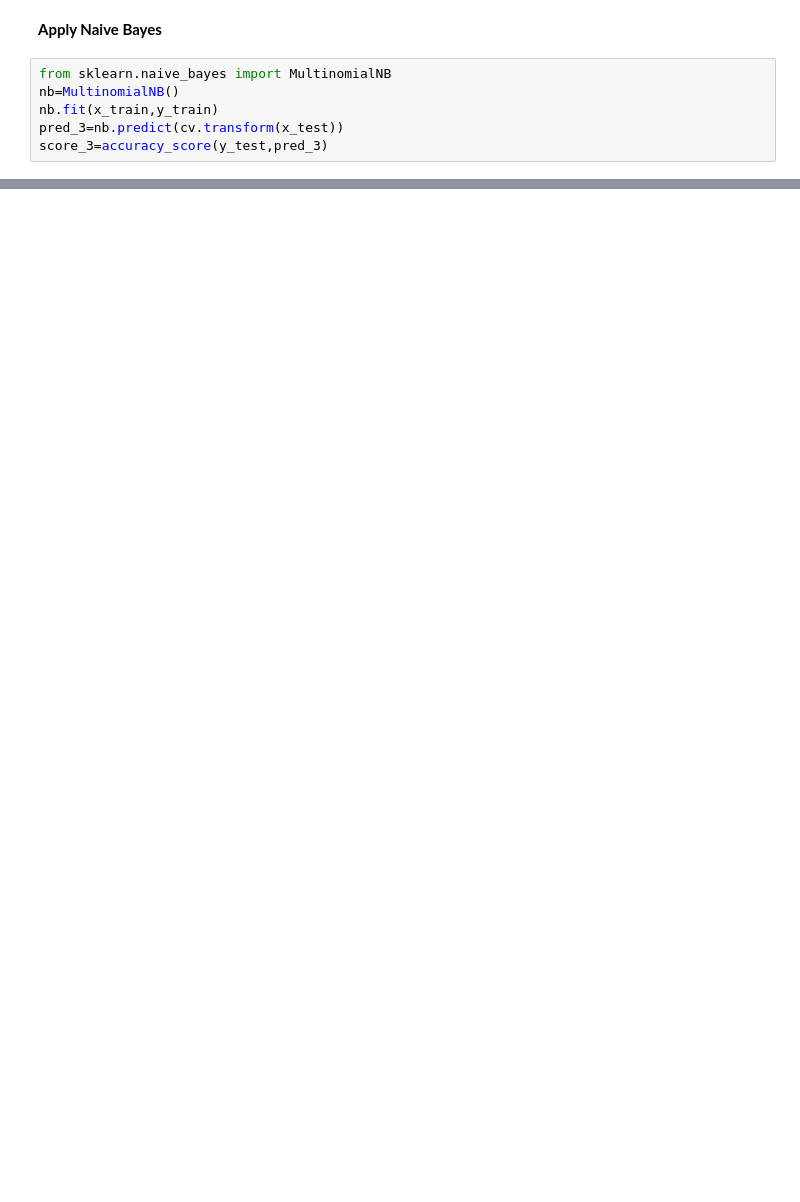
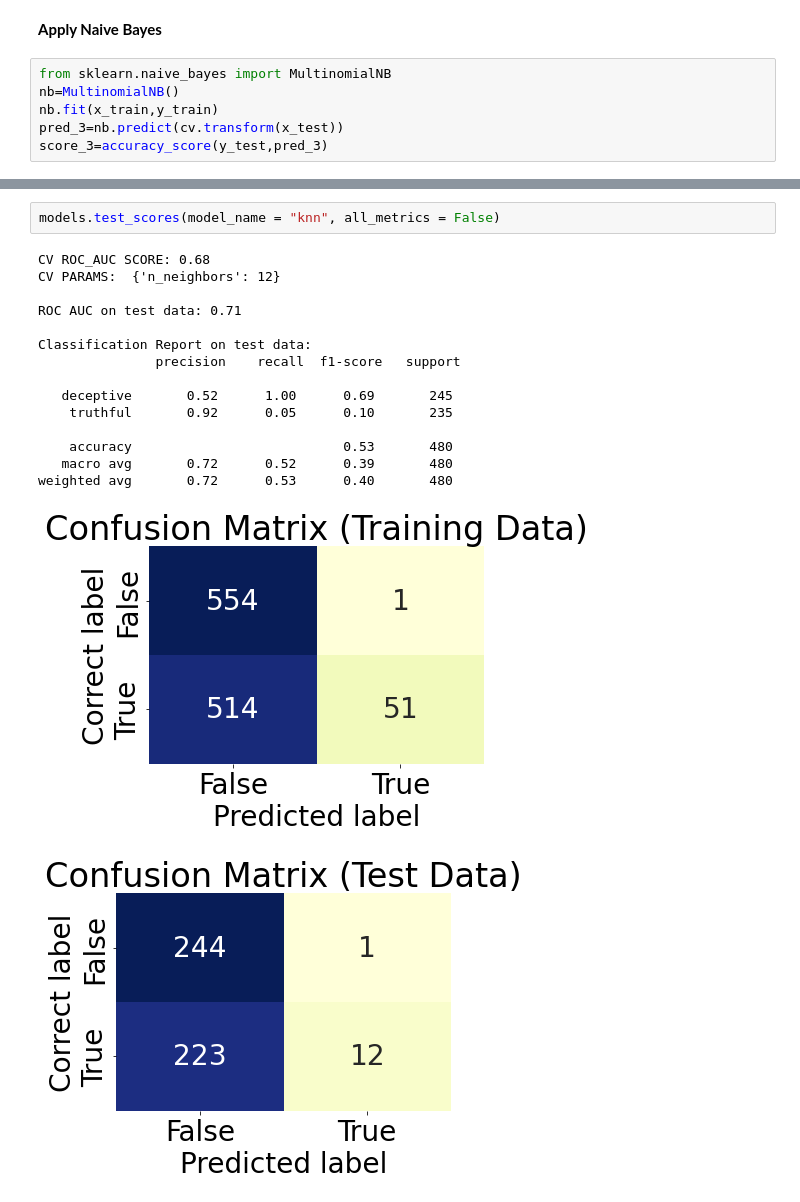
Before and after one commit to kapch1980/Capstone_Deception, a Jupyter notebook: Capstone.ipynb, the cells around one changed output, grey strips where cells are left out. Drawn from its saved outputs; the diff is of its cells as text; blank space fills up the shorter version.

```diff
--- a/Capstone.ipynb
+++ b/Capstone.ipynb
@@ -199,0 +596,19 @@ score_3
+# %%
+models.test_scores(model_name = "knn", all_metrics = False)
+# %% [output]
+CV ROC_AUC SCORE: 0.68
+CV PARAMS:  {'n_neighbors': 12}
+
+ROC AUC on test data: 0.71
+
+Classification Report on test data:
+               precision    recall  f1-score   support
+
+   deceptive       0.52      1.00      0.69       245
+    truthful       0.92      0.05      0.10       235
+
+    accuracy                           0.53       480
+   macro avg       0.72      0.52      0.39       480
+weighted avg       0.72      0.53      0.40       480
+[figure, added]
+[figure, added]
```
Also changed, not shown: parts of 17 cells of this notebook.
